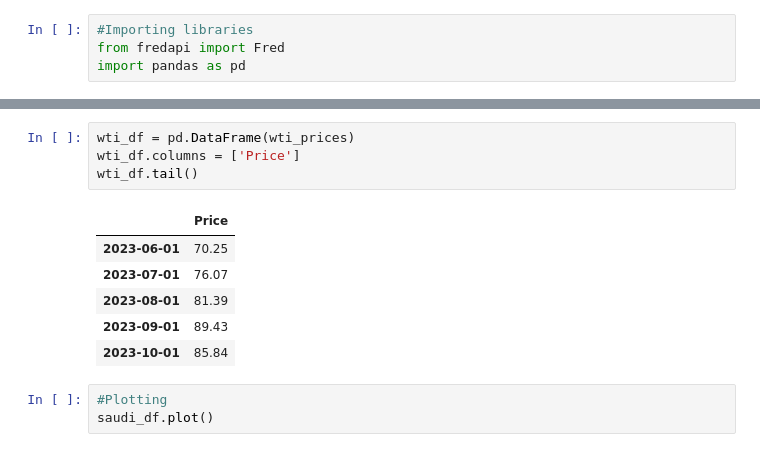
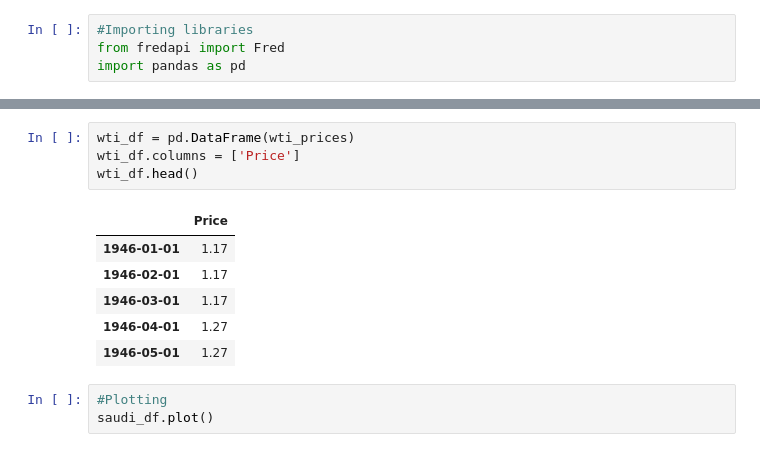
Before and after one commit to timdanilov/capstone-project, a Jupyter notebook: capstone.ipynb, the cells around one changed output, grey strips where cells are left out. Drawn from its saved outputs; the diff is of its cells as text.

```diff
--- a/capstone.ipynb
+++ b/capstone.ipynb
@@ -31,14 +43,14 @@ saudi_df.tail()
 # %%
 wti_df = pd.DataFrame(wti_prices)
 wti_df.columns = ['Price']
-wti_df.tail()
+wti_df.head()
 # %% [output]
 |  | Price |
-| 2023-06-01 | 70.25 |
-| 2023-07-01 | 76.07 |
-| 2023-08-01 | 81.39 |
-| 2023-09-01 | 89.43 |
-| 2023-10-01 | 85.84 |
+| 1946-01-01 | 1.17 |
+| 1946-02-01 | 1.17 |
+| 1946-03-01 | 1.17 |
+| 1946-04-01 | 1.27 |
+| 1946-05-01 | 1.27 |
 # %%
 #Plotting
 saudi_df.plot()
```
Also changed, not shown: parts of 3 cells of this notebook, 1 other file.
